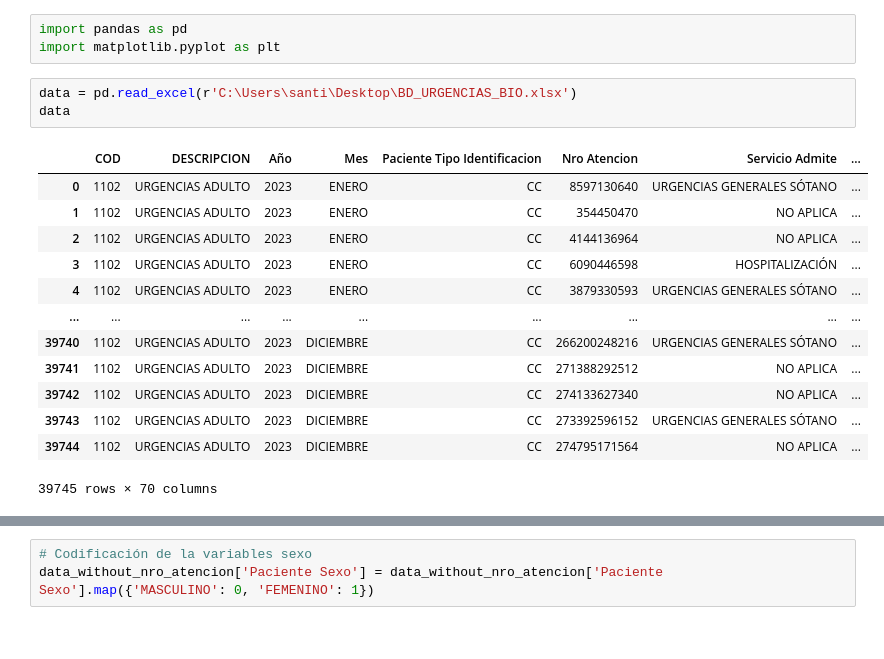
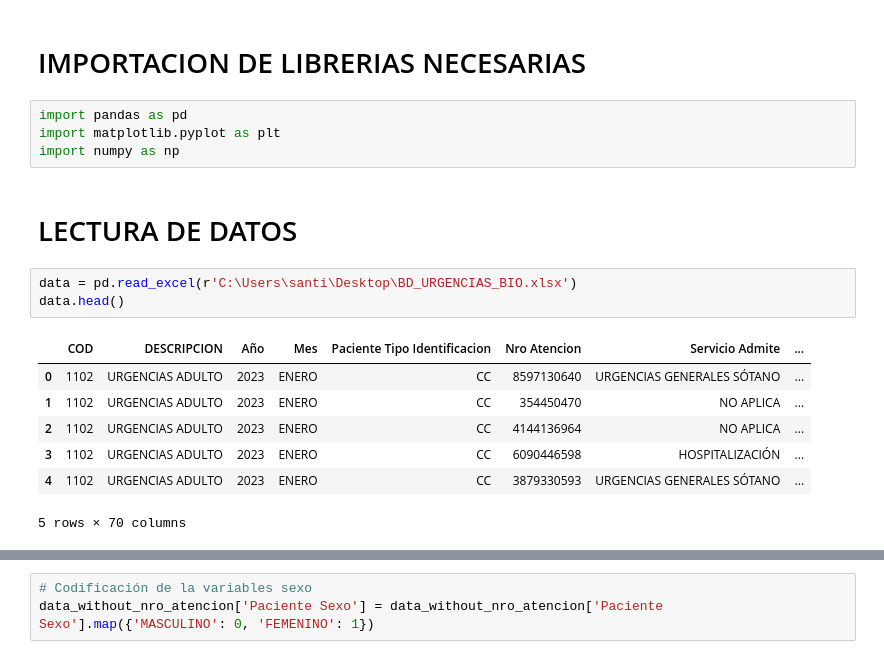
Before and after one commit to santiagogonzalezc/Final_project_ML, a Jupyter notebook: EDA.ipynb, the cells around one changed output, grey strips where cells are left out. Drawn from its saved outputs; the diff is of its cells as text.

```diff
--- a/EDA.ipynb
+++ b/EDA.ipynb
@@ -1,20 +1,19 @@
+# %% [markdown]
+# IMPORTACION DE LIBRERIAS NECESARIAS
 # %%
 import pandas as pd
 import matplotlib.pyplot as plt
+import numpy as np
+# %% [markdown]
+# LECTURA DE DATOS
 # %%
 data = pd.read_excel(r'C:\Users\santi\Desktop\BD_URGENCIAS_BIO.xlsx')
-data
+data.head()
 # %% [output]
 |  | COD | DESCRIPCION | Año | Mes | Paciente Tipo Identificacion | Nro Atencion | Servicio Admite | ... |
 | 0 | 1102 | URGENCIAS ADULTO | 2023 | ENERO | CC | 8597130640 | URGENCIAS GENERALES SÓTANO | ... |
 | 1 | 1102 | URGENCIAS ADULTO | 2023 | ENERO | CC | 354450470 | NO APLICA | ... |
 | 2 | 1102 | URGENCIAS ADULTO | 2023 | ENERO | CC | 4144136964 | NO APLICA | ... |
 | 3 | 1102 | URGENCIAS ADULTO | 2023 | ENERO | CC | 6090446598 | HOSPITALIZACIÓN | ... |
 | 4 | 1102 | URGENCIAS ADULTO | 2023 | ENERO | CC | 3879330593 | URGENCIAS GENERALES SÓTANO | ... |
-| ... | ... | ... | ... | ... | ... | ... | ... | ... |
-| 39740 | 1102 | URGENCIAS ADULTO | 2023 | DICIEMBRE | CC | 266200248216 | URGENCIAS GENERALES SÓTANO | ... |
-| 39741 | 1102 | URGENCIAS ADULTO | 2023 | DICIEMBRE | CC | 271388292512 | NO APLICA | ... |
-| 39742 | 1102 | URGENCIAS ADULTO | 2023 | DICIEMBRE | CC | 274133627340 | NO APLICA | ... |
-| 39743 | 1102 | URGENCIAS ADULTO | 2023 | DICIEMBRE | CC | 273392596152 | URGENCIAS GENERALES SÓTANO | ... |
-| 39744 | 1102 | URGENCIAS ADULTO | 2023 | DICIEMBRE | CC | 274795171564 | NO APLICA | ... |
-39745 rows × 70 columns
+5 rows × 70 columns
```
Also changed, not shown: parts of 19 cells of this notebook.
